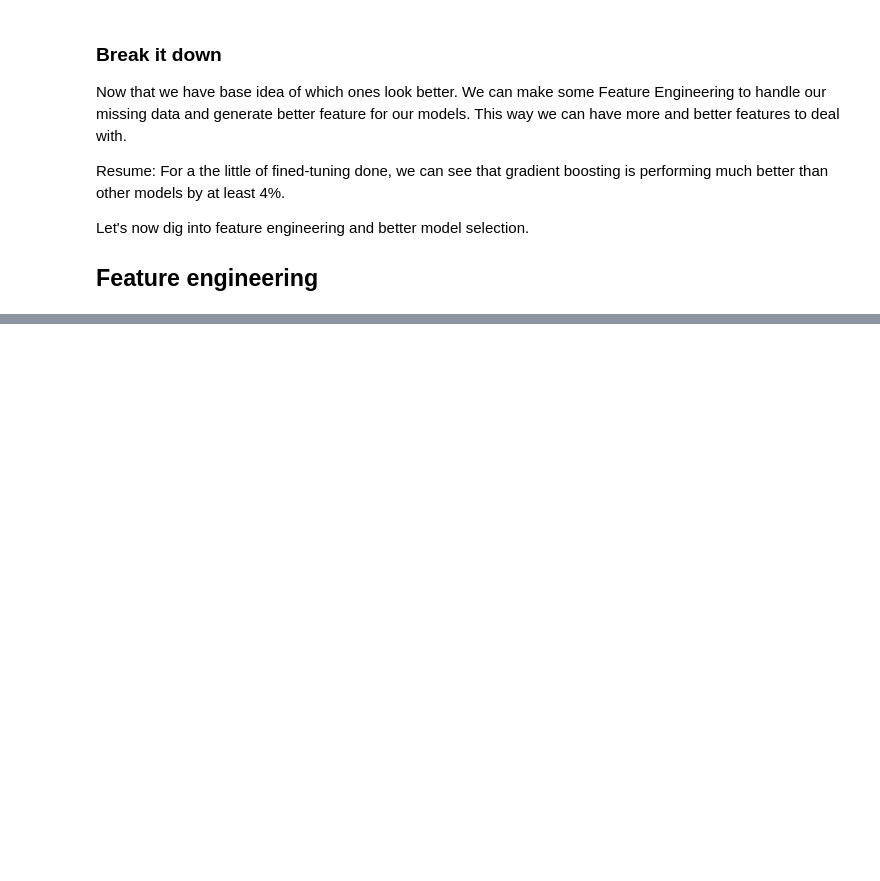
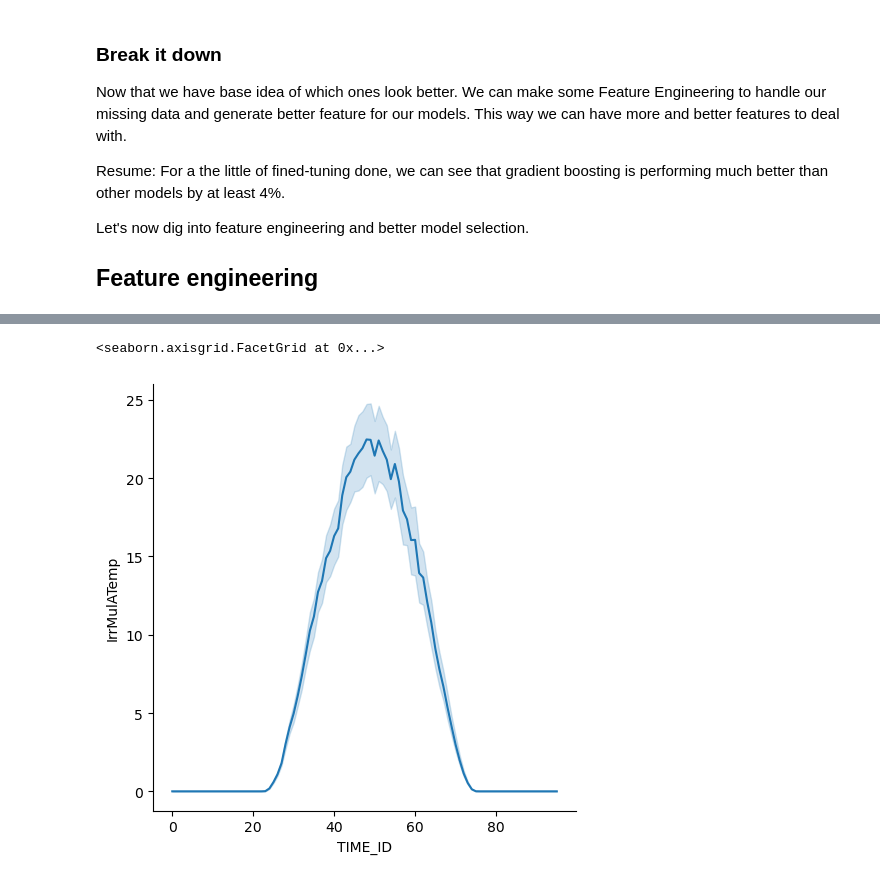
Before and after one commit to antoninchafiol/SolarPW, a Jupyter notebook: predictions.ipynb, the cells around one changed output, grey strips where cells are left out. Cells and saved outputs as stored; diff of their text form; code cells hidden in the pictures; blank space fills up the shorter version.

```diff
--- a/predictions.ipynb
+++ b/predictions.ipynb
@@ -232,0 +293,5 @@ Let's now dig into feature engineering and better model selection.
+# %%
+sns.relplot(data=X, kind='line', x='TIME_ID', y='IrrMulATemp')
+# %% [output]
+<seaborn.axisgrid.FacetGrid at 0x...>
+[figure, added]
```
Also changed, not shown: parts of 16 cells of this notebook.
